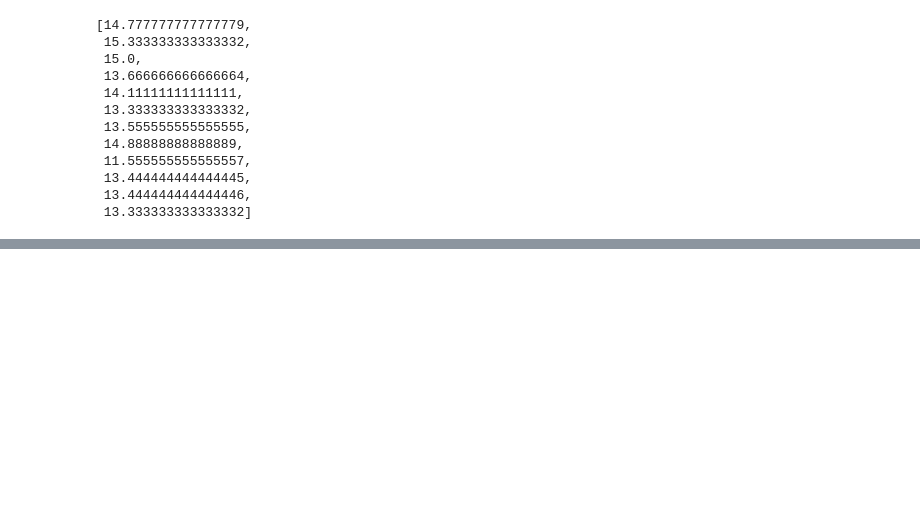
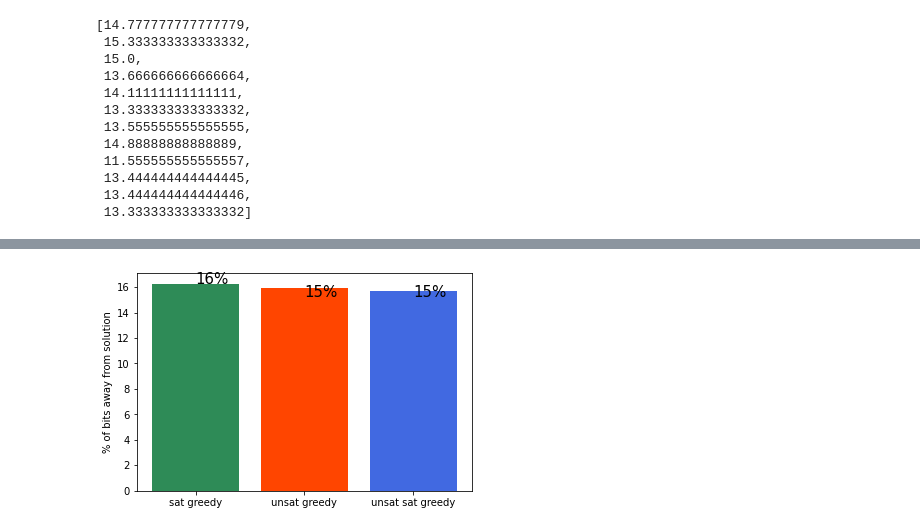
Before and after one commit to harshv834/coding_theory_proj, a Jupyter notebook: plots.ipynb, the cells around one changed output, grey strips where cells are left out. Cells and saved outputs as stored; diff of their text form; code cells hidden in the pictures; blank space fills up the shorter version.

```diff
--- a/plots.ipynb
+++ b/plots.ipynb
@@ -143,0 +163,7 @@ stats
+# %%
+plt.bar(['sat greedy', 'unsat greedy', 'unsat sat greedy'], [long[0],long[4],long[8]], color=['seagreen','orangered', 'royalblue'])
+plt.ylabel('% of bits away from solution')
+for i in range(3):
+    plt.text(i,int([long[0],long[4],long[8]][i]), str(int([long[0],long[4],long[8]][i]))+'%', size=15, va='bottom')
+# %% [output]
+[figure, added]
```
Also changed, not shown: parts of 42 cells of this notebook.
